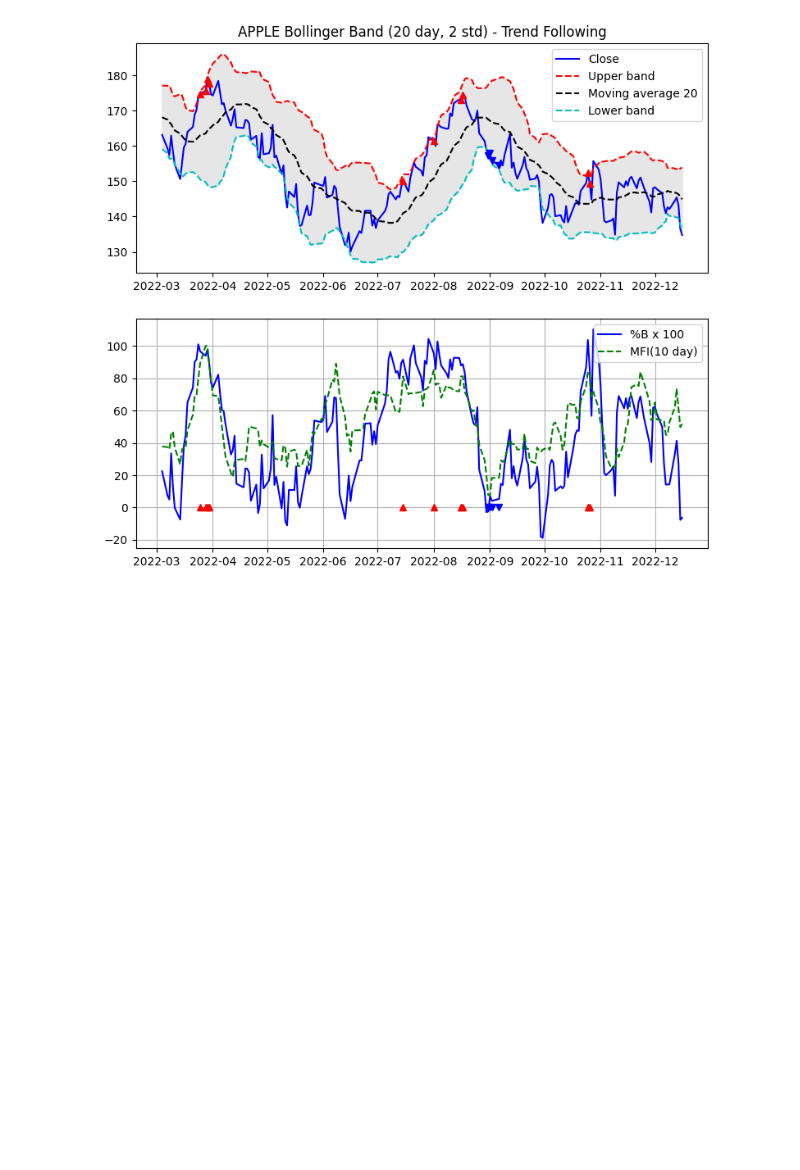
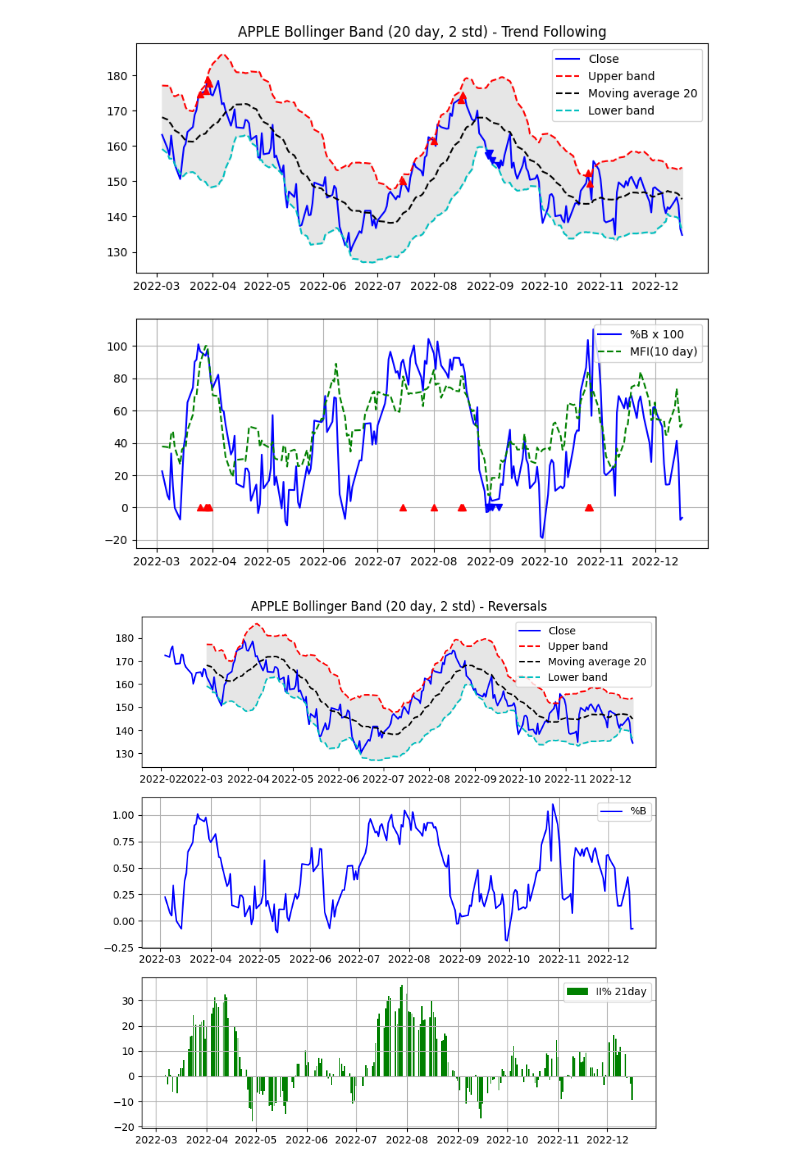
Before and after one commit to taewan2002/stock, a Jupyter notebook: Analysis.ipynb, the cells around one changed output. Drawn from its saved outputs; the diff is of its cells as text; code cells hidden in the pictures; blank space fills up the shorter version.

Commit message:
Intraday intensity

```diff
--- a/Analysis.ipynb
+++ b/Analysis.ipynb
@@ -378,3 +378,48 @@ plt.legend(loc="best")
 plt.show()
 # %% [output]
 [figure]
+# %%
+# Intraday intensity(II) 일중 강도
+# II = (2 * 종가 - 고가 - 저가) / (고가 - 저가) * 거래량 -> 종가 고가와 저가에 비해 상대적으로 어느정도에 위치하는지를 나타냄
+# II% = II(21일 합)/거래량(21일 합) * 100
+# 존 볼린저는 일중 강도율을 볼린저 밴드를 확증하는 도구로 사용함, 하단 볼린저, 일중 강도율 + -> 매수
+from pandas_datareader import data as pdr
+import yfinance as yf
+import matplotlib.pyplot as plt
+yf.pdr_override()
+
+df = pdr.get_data_yahoo("AAPL","2022-02-04", progress = False)
+df['MA20'] = df["Close"].rolling(window=20).mean() # 20개 종가를 이용해서 평균을 구한다
+df["stddev"] = df["Close"].rolling(window=20).std() # 20개의 종가로 표준편차를 구한다
+df["upper"] = df["MA20"] + (df["stddev"] * 2) # 상단 볼린저 밴드
+df["lower"] = df["MA20"] - (df["stddev"] * 2) # 하단 볼린저 밴드
+df["PB"] = (df['Close'] - df["lower"]) / (df["upper"] - df["lower"]) # %b 칼럼을 생성한다
+
+# Intraday intensity
+df["II"] = (2*df["Close"] - df["High"] - df["Low"]) / (df["High"] - df["Low"]) * df["Volume"]
+# II%
+df["IIP21"] = df["II"].rolling(window=21).sum() / df["Volume"].rolling(window=21).sum() * 100
+df.dropna() # NaN value 제거하기
+
+plt.figure(figsize=(9,9))
+plt.subplot(3,1,1) # 기존 볼린저 밴드 차트를 3행 1열 그리드에서 1열에 배치한다
+plt.plot(df.index, df['Close'], color="#0000ff", label="Close")
+plt.plot(df.index, df['upper'], "r--", label="Upper band")
+plt.plot(df.index, df['MA20'], "k--", label="Moving average 20")
+plt.plot(df.index, df['lower'], "c--", label="Lower band")
+plt.fill_between(df.index, df["upper"], df["lower"], color="0.9")
+plt.title("APPLE Bollinger Band (20 day, 2 std) - Reversals")
+plt.legend(loc="best")
+
+plt.subplot(3,1,2) # %b 차트를 3행 1열의 2그리드 열에 배치한다
+plt.plot(df.index, df["PB"], "b", label="%B")
+plt.grid(True)
+plt.legend(loc="best")
+
+plt.subplot(3,1,3) # IIP21% 차트를 3행 1열의 3그리드 열에 배치한다.
+plt.bar(df.index, df["IIP21"], color="g", label="II% 21day")
+plt.grid(True)
+plt.legend(loc="best")
+plt.show()
+# %% [output]
+[figure, added]
```
